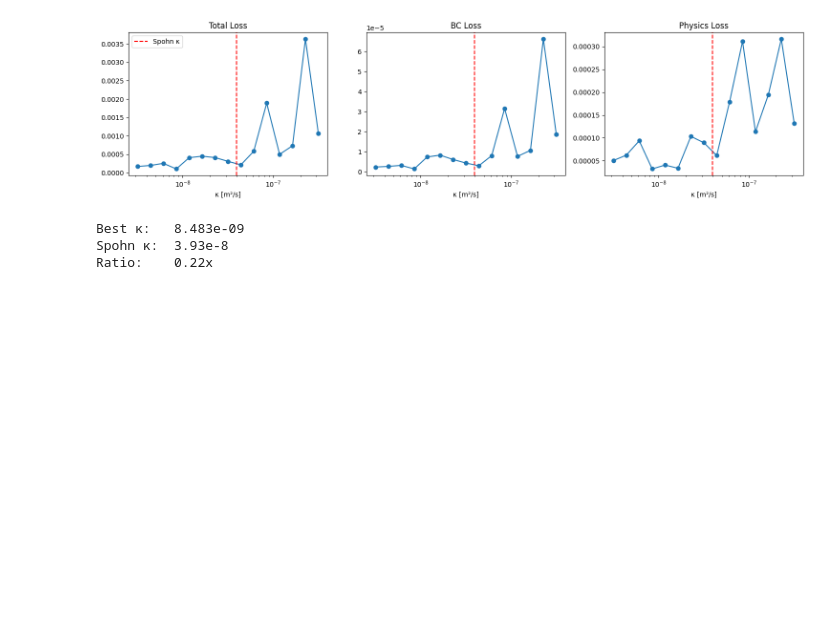
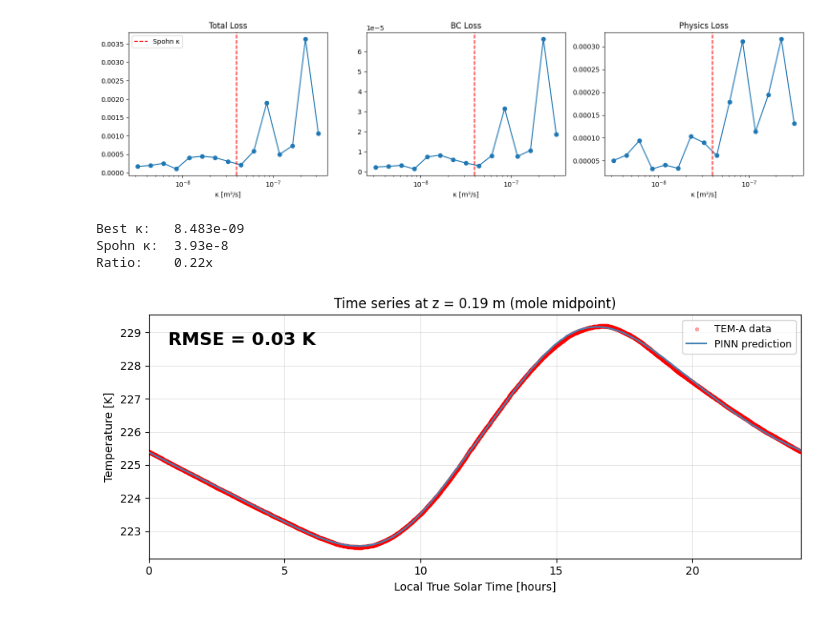
Before and after one commit to tembluso/cfd-ai-journey, a Jupyter notebook: week-10-optimal-Inverse/2D-perturbance/Forward-2D-Perturbance.ipynb, the cells around one changed output. Saved outputs shown, nothing was run; the diff lists cells and outputs as text; code cells hidden in the pictures; blank space fills up the shorter version.

```diff
--- a/week-10-optimal-Inverse/2D-perturbance/Forward-2D-Perturbance.ipynb
+++ b/week-10-optimal-Inverse/2D-perturbance/Forward-2D-Perturbance.ipynb
@@ -768,3 +768,33 @@ print(f"Ratio:    {best['kappa']/3.93e-8:.2f}x")
 Best κ:   8.483e-09
 Spohn κ:  3.93e-8
 Ratio:    0.22x
+# %%
+fig, ax = plt.subplots(figsize=(9, 4))
+
+# Datos primero, semitransparentes
+ax.scatter(ltst_mole_hours, temp_mole,
+           color='red', alpha=0.3,
+           s=8, zorder=2, label='TEM-A data')
+
+# PINN encima, línea más visible
+ax.plot(t_hours, T_pred_mole,
+        color='steelblue', lw=1.5,
+        zorder=5, label='PINN prediction')
+
+ax.text(0.03, 0.93, f'RMSE = {rmse_mole:.2f} K',
+        transform=ax.transAxes,
+        fontsize=16, fontweight='bold', color='black',
+        va='top', ha='left')
+
+ax.set_xlabel('Local True Solar Time [hours]')
+ax.set_ylabel('Temperature [K]')
+ax.set_title(f'Time series at z = {z_target:.2f} m (mole midpoint)')
+ax.legend(fontsize=9)
+ax.set_xlim(0, 24)
+ax.grid(True, linewidth=0.4, alpha=0.6)
+
+fig.tight_layout()
+plt.savefig('timeseries_z019_rmse.png', dpi=150)
+plt.show()
+# %% [output]
+[figure, added]
```
Also changed, not shown: parts of 1 cell of this notebook, 57 other files.
